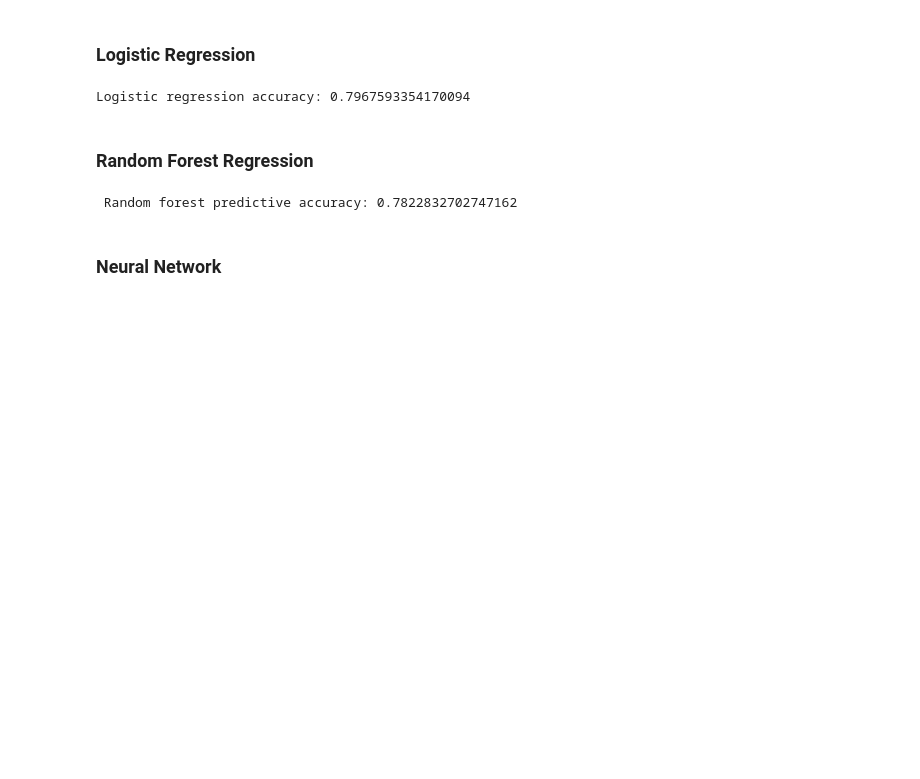
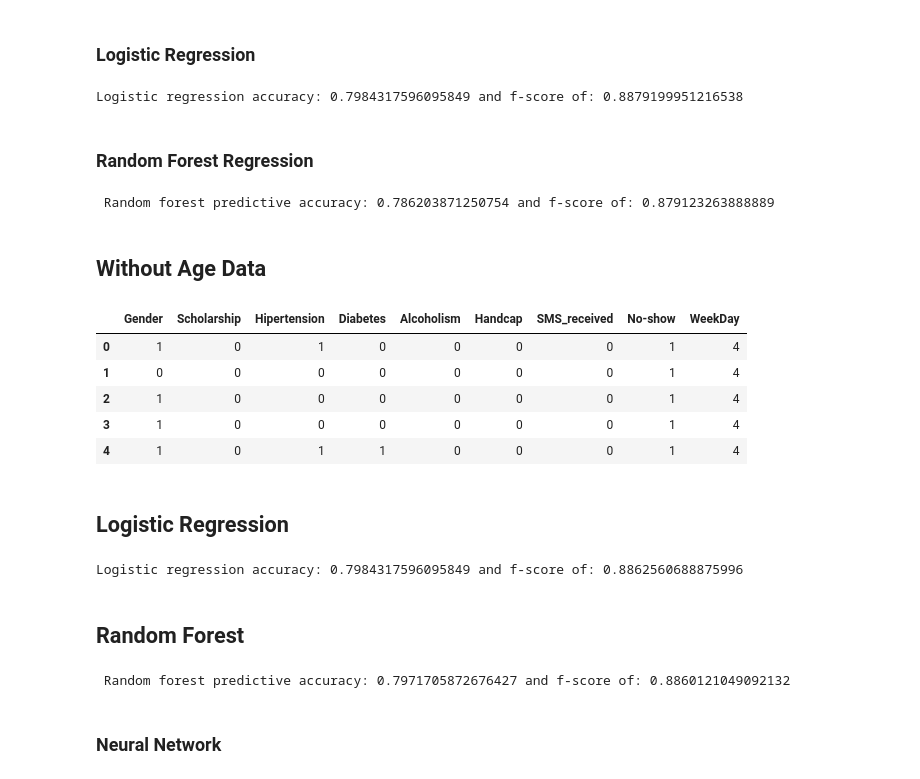
Before and after one commit to britnijgrimm/group2-project, a Jupyter notebook: Model Set-Up & Data Pre-processing.ipynb, the cells around one changed output. Drawn from its saved outputs; the diff is of its cells as text; code cells hidden in the pictures; blank space fills up the shorter version.

```diff
--- a/Model Set-Up & Data Pre-processing.ipynb
+++ b/Model Set-Up & Data Pre-processing.ipynb
@@ -102,9 +103,9 @@ classifier = LogisticRegression(solver='lbfgs',
    random_state=1)
 classifier.fit(X_train, y_train)
 y_pred_log_reg = classifier.predict(X_test)
-print(f"Logistic regression accuracy: {accuracy_score(y_test,y_pred_log_reg)}")
+print(f"Logistic regression accuracy: {accuracy_score(y_test,y_pred_log_reg)} and f-score of: {f1_score(y_test, y_pred_log_reg)}")
 # %% [output]
-Logistic regression accuracy: 0.7967593354170094
+Logistic regression accuracy: 0.7984317596095849 and f-score of: 0.8879199951216538
 # %% [markdown]
 ### Random Forest Regression
 # %%
@@ -115,8 +116,20 @@ rf_model = RandomForestClassifier(n_estimators=128, random_state=78)
 rf_model = rf_model.fit(X_train, y_train)
 
 # Evaluate the model
-y_pref_rf = rf_model.predict(X_test)
+y_pred_rf = rf_model.predict(X_test)
 
-print(f" Random forest predictive accuracy: {accuracy_score(y_test,y_pref_rf)}")
+print(f" Random forest predictive accuracy: {accuracy_score(y_test,y_pred_rf)} and f-score of: {f1_score(y_test, y_pred_rf)}")
 # %% [output]
- Random forest predictive accuracy: 0.7822832702747162
+ Random forest predictive accuracy: 0.786203871250754 and f-score of: 0.879123263888889
+# %% [markdown]
+## Without Age Data
+# %%
+data_df_test_no_age = data_df_test.drop(['Age'],axis=1)
+data_df_test_no_age.head()
+# %% [output]
+|  | Gender | Scholarship | Hipertension | Diabetes | Alcoholism | Handcap | SMS_received | No-show | WeekDay |
+| 0 | 1 | 0 | 1 | 0 | 0 | 0 | 0 | 1 | 4 |
+| 1 | 0 | 0 | 0 | 0 | 0 | 0 | 0 | 1 | 4 |
+| 2 | 1 | 0 | 0 | 0 | 0 | 0 | 0 | 1 | 4 |
+| 3 | 1 | 0 | 0 | 0 | 0 | 0 | 0 | 1 | 4 |
+| 4 | 1 | 0 | 1 | 1 | 0 | 0 | 0 | 1 | 4 |
@@ -123,3 +140,29 @@ print(f" Random forest predictive accuracy: {accuracy_score(y_test,y_pref_rf)}")
+# %% [markdown]
+## Logistic Regression
+# %%
+classifier = LogisticRegression(solver='lbfgs',
+   max_iter=200,
+   random_state=1)
+classifier.fit(X_train_ng, y_train_ng)
+y_pred_log_reg_ng = classifier.predict(X_test_ng)
+print(f"Logistic regression accuracy: {accuracy_score(y_test,y_pred_log_reg)} and f-score of: {f1_score(y_test_ng, y_pred_log_reg_ng)}")
+# %% [output]
+Logistic regression accuracy: 0.7984317596095849 and f-score of: 0.8862560688875996
+# %% [markdown]
+## Random Forest
+# %%
+# Create a random forest classifier.
+rf_model = RandomForestClassifier(n_estimators=128, random_state=78)
+
+# Fitting the model
+rf_model = rf_model.fit(X_train_ng, y_train_ng)
+
+# Evaluate the model
+y_pred_rf = rf_model.predict(X_test_ng)
+
+print(f" Random forest predictive accuracy: {accuracy_score(y_test,y_pred_rf)} and f-score of: {f1_score(y_test_ng, y_pred_rf)}")
+# %% [output]
+ Random forest predictive accuracy: 0.7971705872676427 and f-score of: 0.8860121049092132
 # %% [markdown]
 ### Neural Network
 # %%
```
Also changed, not shown: parts of 4 cells of this notebook.
